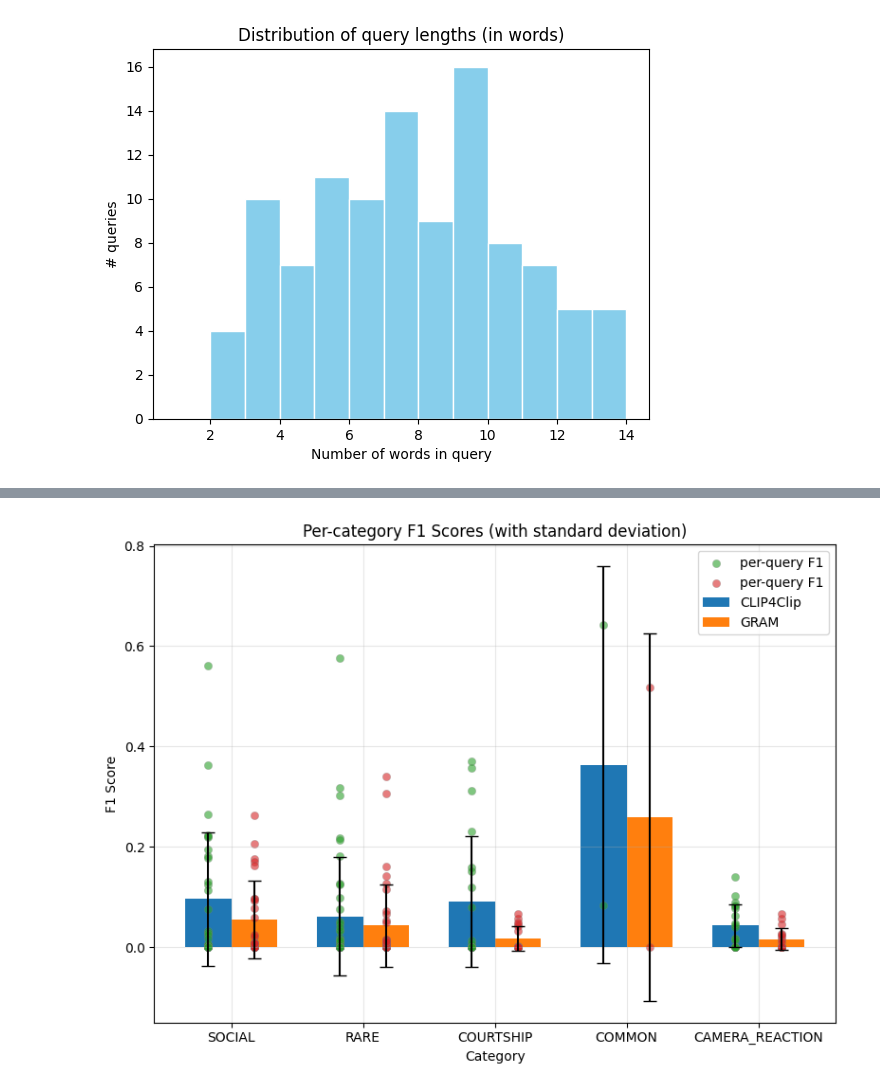
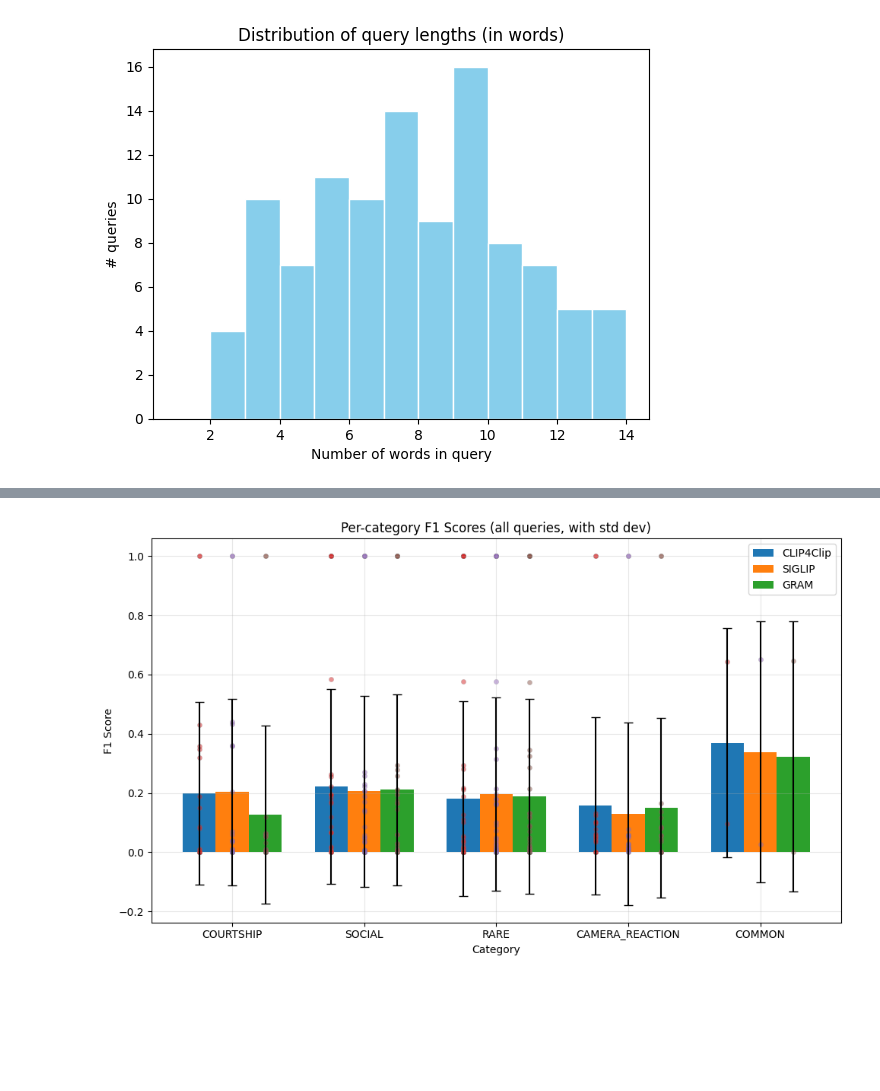
Before and after one commit to eceo-epfl/prompting-mammalps, a Jupyter notebook: evaluation/SOTA.ipynb, the cells around one changed output, grey strips where cells are left out. Cells and saved outputs as stored; diff of their text form; code cells hidden in the pictures; blank space fills up the shorter version.

```diff
--- a/evaluation/SOTA.ipynb
+++ b/evaluation/SOTA.ipynb
@@ -432,7 +510,7 @@ clip_results
 ## Breakdown by Category (RARE / COMMON)
 # %%
 rows = []
-for model_name, df in [("CLIP4Clip", clip_results), ("GRAM", gram_results)]:
+for model_name, df in [("CLIP4Clip", clip_results), ("SIGLIP", siglip_results), ("GRAM", gram_results)]:
     display(df.head(3))
     for cat, sub in df.groupby("category"):
         a = aggregate(sub)
@@ -510,21 +602,23 @@ plt.show()
 # %% [output]
 [figure]
 # %%
-# Merge per-query results from both models
+# Merge per-query results from all three models
 merged = clip_results[["category", "threshold", "f1", "iou", "ap"]].copy()
 merged = merged.rename(columns={"threshold": "thr_clip", "f1": "f1_clip", "iou": "iou_clip", "ap": "ap_clip"})
 
+siglip_cols = siglip_results[["threshold", "f1", "iou", "ap"]].rename(
+    columns={"threshold": "thr_siglip", "f1": "f1_siglip", "iou": "iou_siglip", "ap": "ap_siglip"}
+)
 gram_cols = gram_results[["threshold", "f1", "iou", "ap"]].rename(
     columns={"threshold": "thr_gram", "f1": "f1_gram", "iou": "iou_gram", "ap": "ap_gram"}
 )
-# merged on index since query is the index of both dfs, and they have the same queries as index
-merged = merged.merge(gram_cols,
-    left_index=True, right_index=True, how="outer"
-)
 
-# Flag queries where the gap in F1 exceeds 0.1
-merged["f1_diff"] = merged["f1_clip"] - merged["f1_gram"]
-merged = merged.sort_values("f1_diff", ascending=False)
+merged = merged.merge(siglip_cols, left_index=True, right_index=True, how="outer")
+merged = merged.merge(gram_cols,   left_index=True, right_index=True, how="outer")
+
+merged["f1_diff_clip_gram"]   = merged["f1_clip"]   - merged["f1_gram"]
+merged["f1_diff_siglip_gram"] = merged["f1_siglip"] - merged["f1_gram"]
+merged = merged.sort_values("f1_diff_clip_gram", ascending=False)
 
 merged
 # %% [output]
@@ -616,45 +699,48 @@ plt.show()
 # %%
-# barplot per category 2 barplots one for clip and one for gram, x axis category, y axis F1, error bars for stddev across queries in that category
-categories = merged["category"].fillna("UNKNOWN").unique()
-f1_clip_means = []
-f1_gram_means = []
-f1_clip_stds = []
-f1_gram_stds = []
+categories = list(merged["category"].fillna("UNKNOWN").unique())
+f1_clip_means, f1_siglip_means, f1_gram_means = [], [], []
+f1_clip_stds,  f1_siglip_stds,  f1_gram_stds  = [], [], []
 
 for cat in categories:
     subset = merged[merged["category"] == cat]
     f1_clip_means.append(subset["f1_clip"].mean())
+    f1_siglip_means.append(subset["f1_siglip"].mean())
     f1_gram_means.append(subset["f1_gram"].mean())
     f1_clip_stds.append(subset["f1_clip"].std())
+    f1_siglip_stds.append(subset["f1_siglip"].std())
     f1_gram_stds.append(subset["f1_gram"].std())
 
-x_pos = range(len(categories))
-width = 0.35
+x_pos = np.arange(len(categories))
+width = 0.25
 
-plt.figure(figsize=(8, 6))
-bars_clip = plt.bar([x - width/2 for x in x_pos], f1_clip_means, width, label="CLIP4Clip", yerr=f1_clip_stds, capsize=5)
-bars_gram = plt.bar([x + width/2 for x in x_pos], f1_gram_means, width, label="GRAM", yerr=f1_gram_stds, capsize=5)
-scatter_clip_per_query_per_category = plt.scatter(
-    [x_pos[categories.tolist().index(cat)] - width/2 for cat in merged["category"].fillna("UNKNOWN")],
-    merged["f1_clip"],
-    alpha=0.6, edgecolors="grey", linewidths=0.3, label="per-query F1"
+plt.figure(figsize=(10, 6))
+plt.bar(x_pos - width, f1_clip_means, width, label="CLIP4Clip", yerr=f1_clip_stds, capsize=4)
+plt.bar(x_pos,         f1_siglip_means, width, label="SIGLIP",   yerr=f1_siglip_stds, capsize=4)
+plt.bar(x_pos + width, f1_gram_means, width, label="GRAM",       yerr=f1_gram_stds, capsize=4)
+
+plt.scatter(
+    [x_pos[categories.index(cat)] - width for cat in merged["category"].fillna("UNKNOWN")],
+    merged["f1_clip"], alpha=0.5, edgecolors="grey", linewidths=0.3, s=20,
+)
+plt.scatter(
+    [x_pos[categories.index(cat)] for cat in merged["category"].fillna("UNKNOWN")],
+    merged["f1_siglip"], alpha=0.5, edgecolors="grey", linewidths=0.3, s=20,
+)
+plt.scatter(
+    [x_pos[categories.index(cat)] + width for cat in merged["category"].fillna("UNKNOWN")],
+    merged["f1_gram"], alpha=0.5, edgecolors="grey", linewidths=0.3, s=20,
 )
 
-scatter_gram_per_query_per_category = plt.scatter(
-    [x_pos[categories.tolist().index(cat)] + width/2 for cat in merged["category"].fillna("UNKNOWN")],
-    merged["f1_gram"],
-    alpha=0.6, edgecolors="grey", linewidths=0.3, label="per-query F1"
-)
 plt.xlabel("Category")
 plt.ylabel("F1 Score")
-plt.title("Per-category F1 Scores (with standard deviation)")
+plt.title("Per-category F1 Scores (all queries, with std dev)")
 plt.xticks(x_pos, categories)
 plt.legend()
 plt.grid(alpha=0.3)
 plt.tight_layout()
 plt.show()
 # %% [output]
-[figure, old version]
+[figure, new version]
 # %%
 merged[merged["category"] == "SOCIAL"]
 # %% [output]
```
Also changed, not shown: parts of 43 cells of this notebook, 1 other file.
